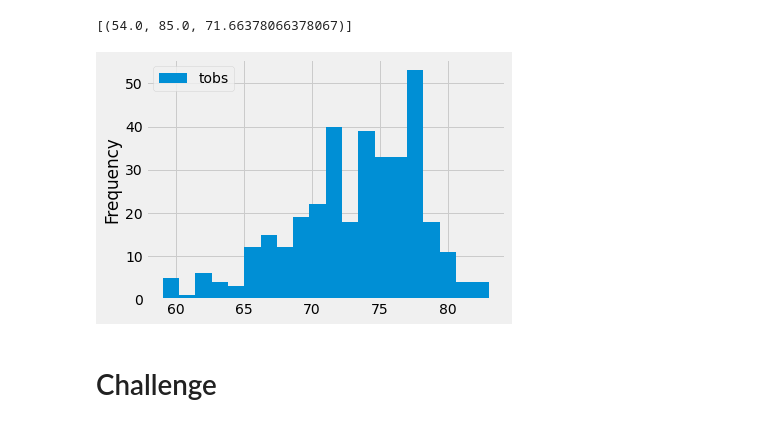
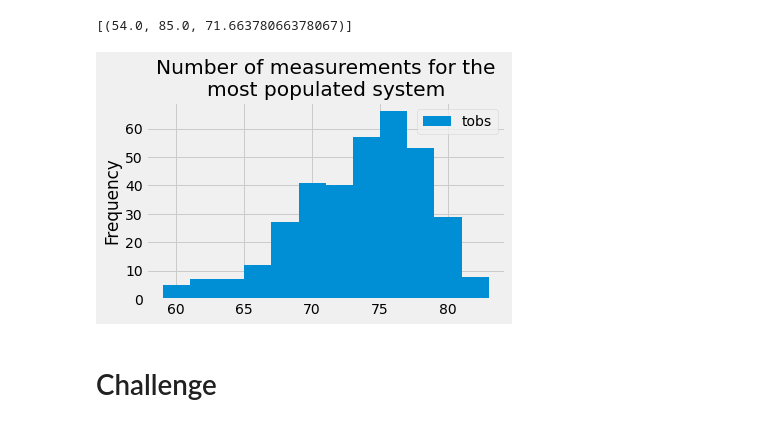
Before and after one commit to julianadvds/surfs_up, a Jupyter notebook: climate_analysis.ipynb, the cells around one changed output. Drawn from its saved outputs; the diff is of its cells as text; code cells hidden in the pictures.

```diff
--- a/climate_analysis.ipynb
+++ b/climate_analysis.ipynb
@@ -115,20 +115,21 @@ session.query(func.min(Measurement.tobs), func.max(Measurement.tobs),\
 # %%
 # Choose the station with the highest number of temperature observations.
 # Query the last 12 months of temperature observation data for this station
 # and plot the results as a histogram
 
 results = session.query(Measurement.tobs).\
 filter(Measurement.station == 'USC00519281').\
 filter(Measurement.date >= prev_year).all()
 
 df = pd.DataFrame(results, columns=['tobs'])
 
 # print(df.to_string(index=False))
 
-df.plot.hist(bins=20)
+df.plot.hist(bins=12)
+plt.title("Number of measurements for the\nmost populated system")
 plt.tight_layout()
 # %% [output]
-[figure, old version]
+[figure, new version]
 # %%
 # Write a function called `calc_temps` that will accept start date and end date in the format '%Y-%m-%d'
 # and return the minimum, average, and maximum temperatures for that range of dates
```
Also changed, not shown: 1 other file.
